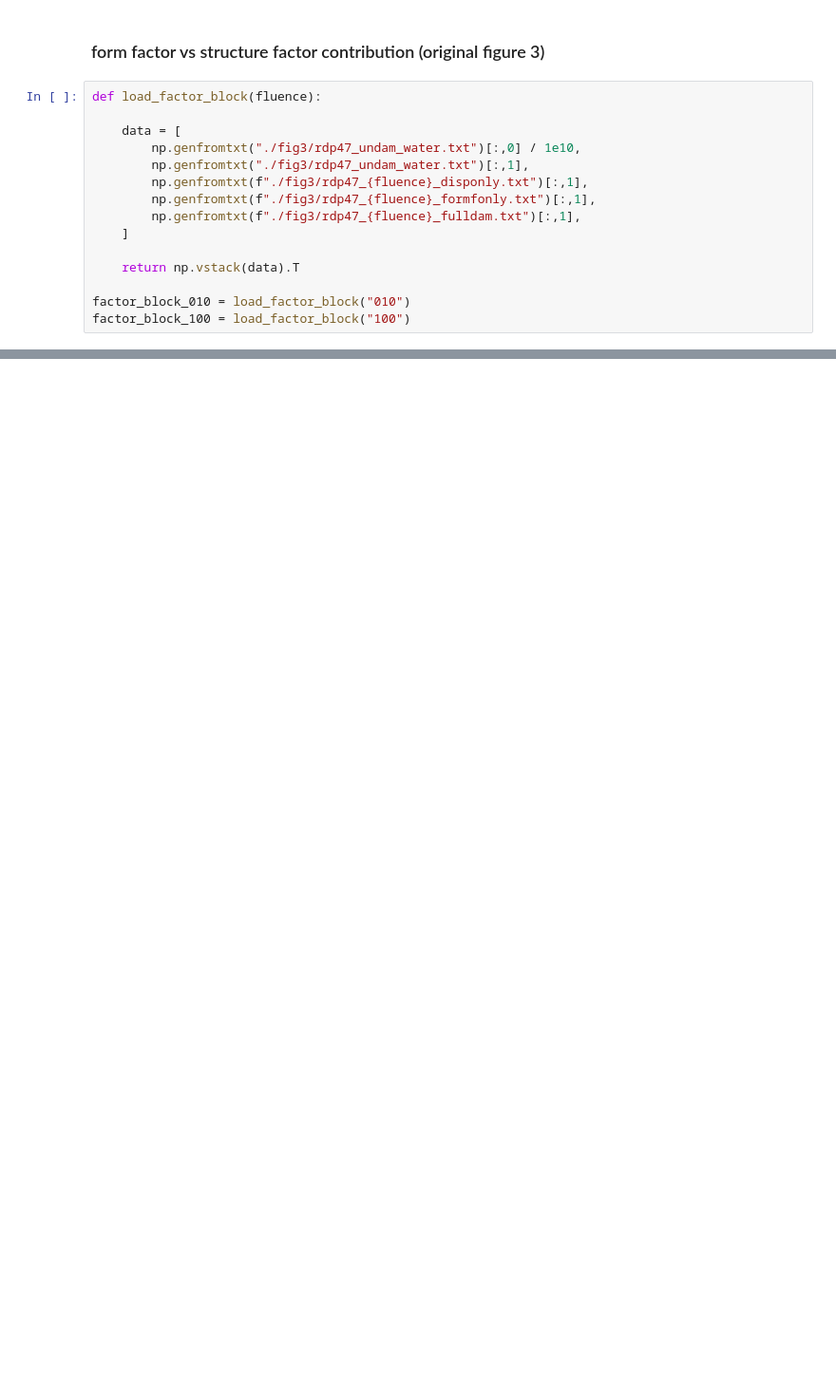
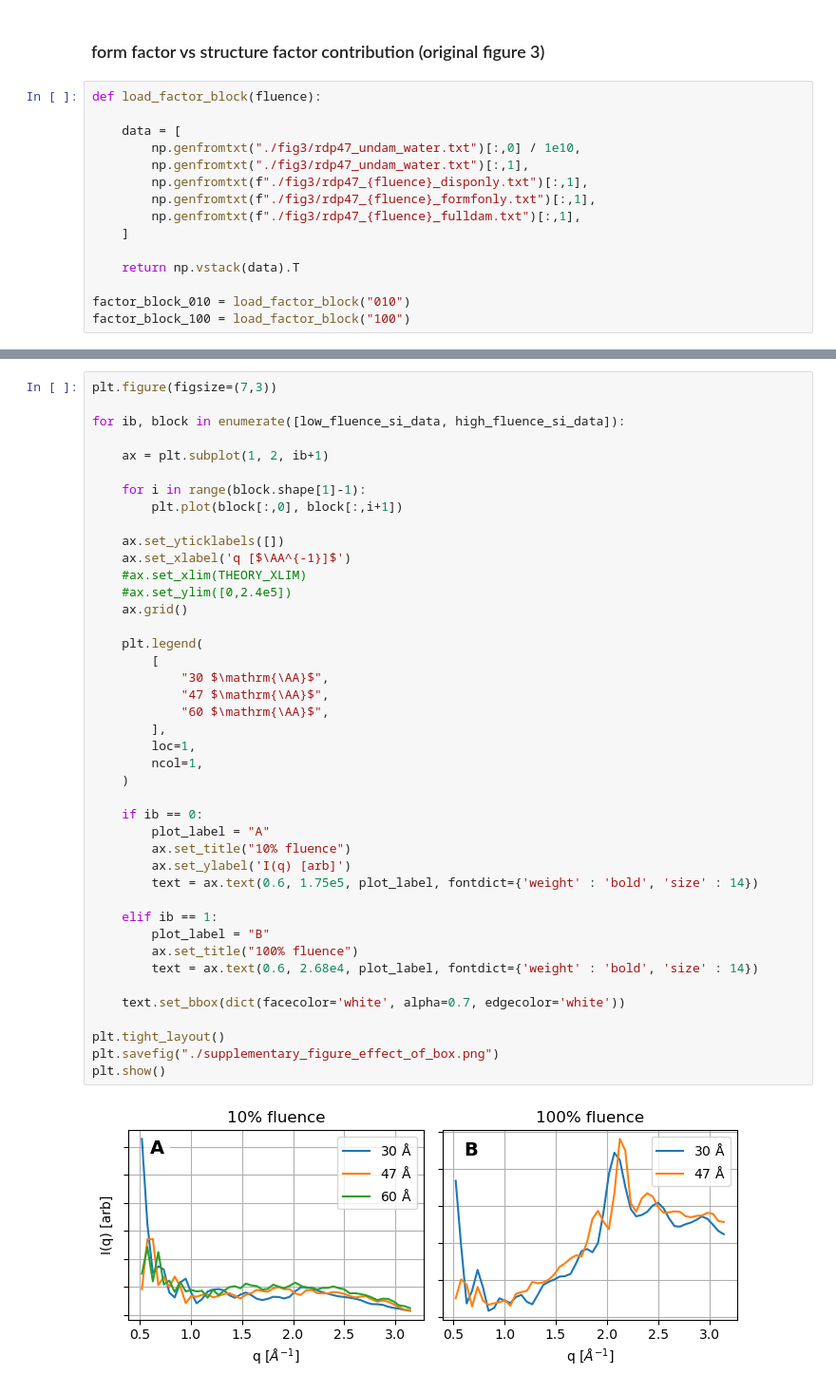
Before and after one commit to tjlane/cxig0715, a Jupyter notebook: figures/figures.ipynb, the cells around one changed output, grey strips where cells are left out. Shown at 95% size. Saved outputs shown, nothing was run; the diff lists cells and outputs as text; blank space fills up the shorter version.

```diff
--- a/figures/figures.ipynb
+++ b/figures/figures.ipynb
@@ -311,0 +354,44 @@ plt.show()
+# %%
+plt.figure(figsize=(7,3))
+
+for ib, block in enumerate([low_fluence_si_data, high_fluence_si_data]):
+
+    ax = plt.subplot(1, 2, ib+1)
+
+    for i in range(block.shape[1]-1):
+        plt.plot(block[:,0], block[:,i+1])
+
+    ax.set_yticklabels([])
+    ax.set_xlabel('q [$\AA^{-1}]$')
+    #ax.set_xlim(THEORY_XLIM)
+    #ax.set_ylim([0,2.4e5])
+    ax.grid()
+
+    plt.legend(
+        [
+            "30 $\mathrm{\AA}$",
+            "47 $\mathrm{\AA}$",
+            "60 $\mathrm{\AA}$",
+        ],
+        loc=1,
+        ncol=1,
+    )
+
+    if ib == 0:
+        plot_label = "A"
+        ax.set_title("10% fluence")
+        ax.set_ylabel('I(q) [arb]')
+        text = ax.text(0.6, 1.75e5, plot_label, fontdict={'weight' : 'bold', 'size' : 14})
+
+    elif ib == 1:
+        plot_label = "B"
+        ax.set_title("100% fluence")
+        text = ax.text(0.6, 2.68e4, plot_label, fontdict={'weight' : 'bold', 'size' : 14})
+
+    text.set_bbox(dict(facecolor='white', alpha=0.7, edgecolor='white'))
+
+plt.tight_layout()
+plt.savefig("./supplementary_figure_effect_of_box.png")
+plt.show()
+# %% [output]
+[figure, added]
```
Also changed, not shown: parts of 5 cells of this notebook.
